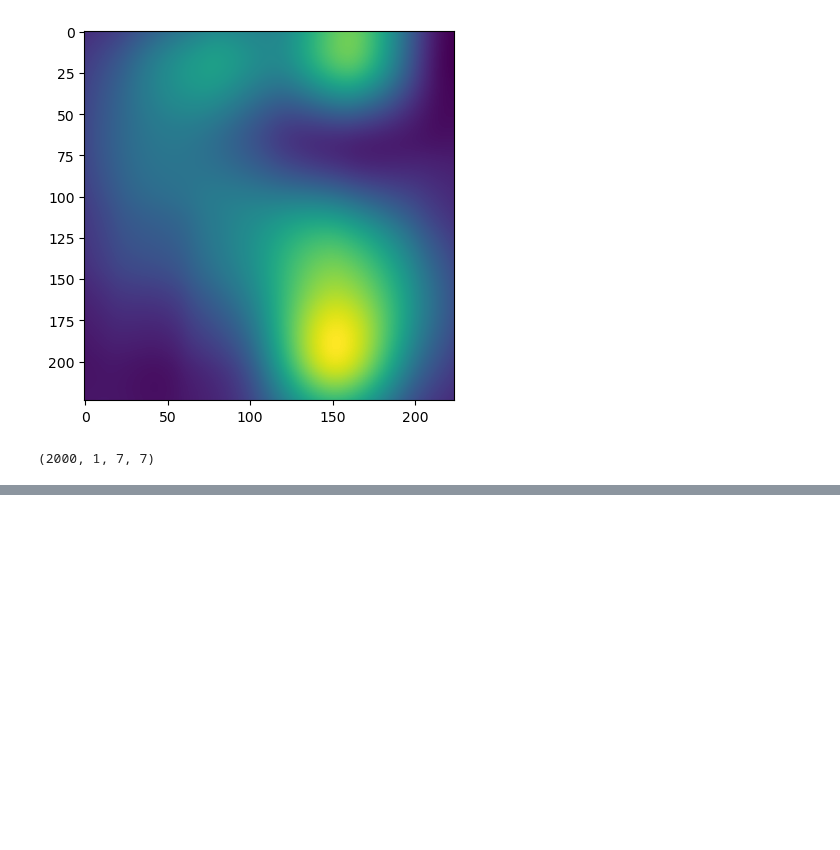
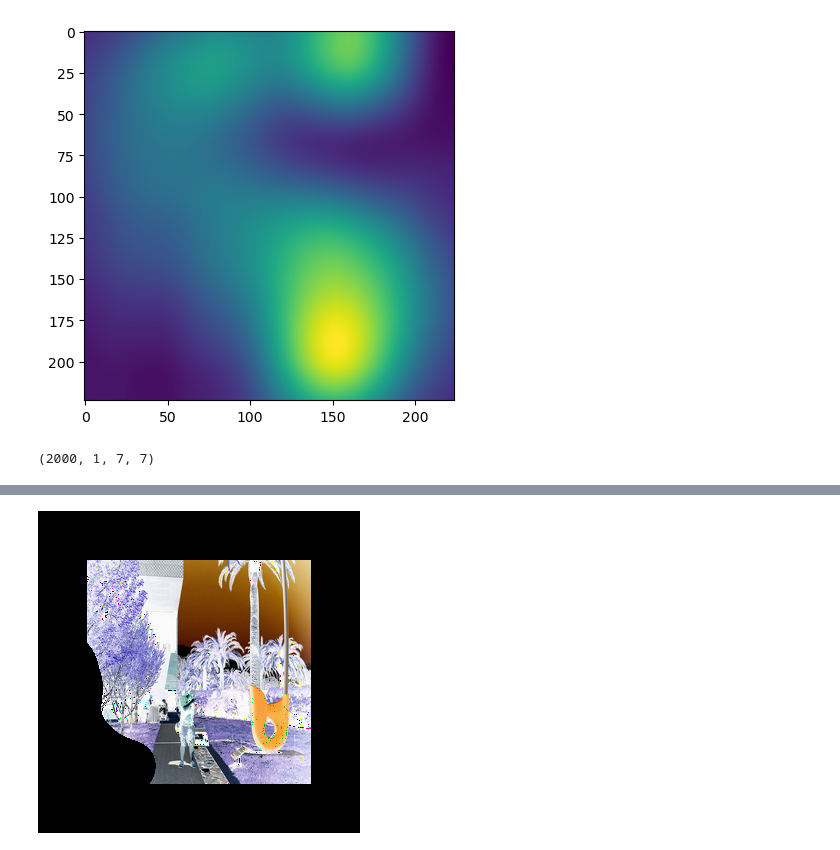
Before and after one commit to beotborry/ConformalXAI, a Jupyter notebook: code_test.ipynb, the cells around one changed output, grey strips where cells are left out. Cells and saved outputs as stored; diff of their text form; code cells hidden in the pictures; blank space fills up the shorter version.

```diff
--- a/code_test.ipynb
+++ b/code_test.ipynb
@@ -142,0 +173,4 @@ plt.imshow(true_expl.squeeze().detach().cpu())
+# %%
+to_pil_image(PIL2Tensor(orig_img) * F.pad(mask, (49, 49, 49, 49)))
+# %% [output]
+[figure, added]
```
Also changed, not shown: parts of 12 cells of this notebook, 3 other files.
